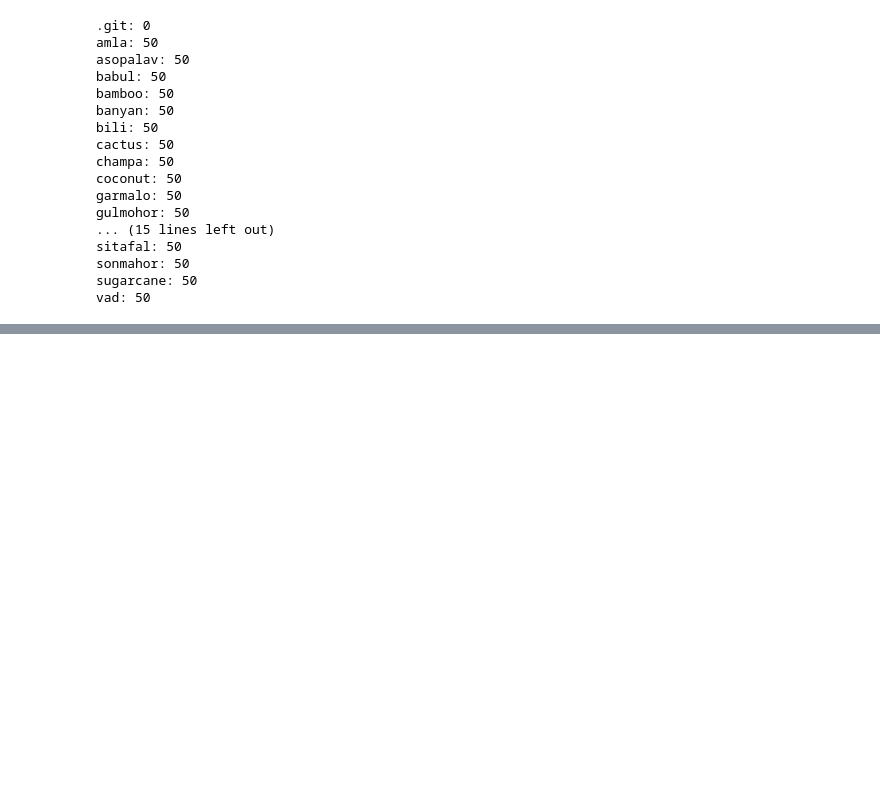
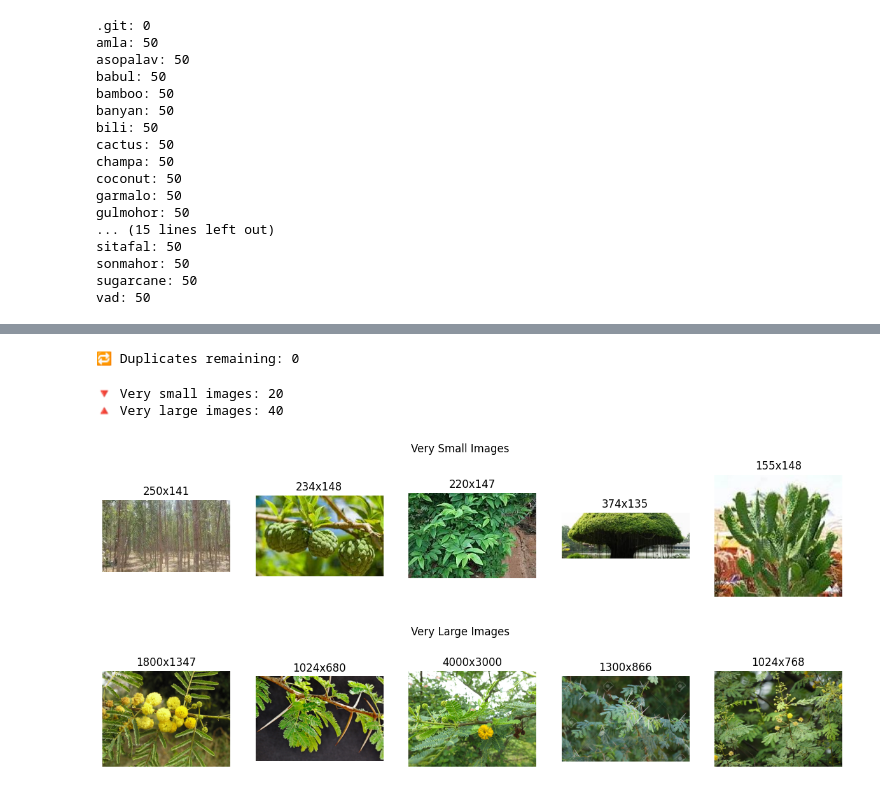
Before and after one commit to Im-LAKSH/TreeSpecies, a Jupyter notebook: TreeSpecies.ipynb, the cells around one changed output, grey strips where cells are left out. Cells and saved outputs as stored; diff of their text form; code cells hidden in the pictures; blank space fills up the shorter version.

```diff
--- a/TreeSpecies.ipynb
+++ b/TreeSpecies.ipynb
@@ -59,0 +245,66 @@ plt.show()
+# %%
+# Re-check to confirm duplicates removed
+hashes = defaultdict(list)
+
+for class_dir in class_dirs:
+    for img_file in os.listdir(os.path.join(repo_path, class_dir)):
+        img_path = os.path.join(repo_path, class_dir, img_file)
+        with open(img_path, 'rb') as f:
+            file_hash = hashlib.md5(f.read()).hexdigest()
+            hashes[file_hash].append(img_path)
+
+duplicates = {h: files for h, files in hashes.items() if len(files) > 1}
+print("🔁 Duplicates remaining:", len(duplicates))
+# %% [output]
+🔁 Duplicates remaining: 0
+# %%
+from PIL import Image
+import pandas as pd
+
+# Gather image info
+image_info = []
+
+for class_dir in class_dirs:
+    class_path = os.path.join(repo_path, class_dir)
+    for img_file in os.listdir(class_path):
+        img_path = os.path.join(class_path, img_file)
+        try:
+            with Image.open(img_path) as img:
+                width, height = img.size
+                image_info.append({
+                    'path': img_path,
+                    'width': width,
+                    'height': height,
+                    'class': class_dir
+                })
+        except:
+            continue
+
+df_sizes = pd.DataFrame(image_info)
+
+# Define thresholds
+small_imgs = df_sizes[(df_sizes['width'] < 150) | (df_sizes['height'] < 150)]
+large_imgs = df_sizes[(df_sizes['width'] > 1000) | (df_sizes['height'] > 2000)]
+
+print(f"🔻 Very small images: {len(small_imgs)}")
+print(f"🔺 Very large images: {len(large_imgs)}")
+# %% [output]
+🔻 Very small images: 20
+🔺 Very large images: 40
+# %%
+def show_images(df_subset, title, n=5):
+    plt.figure(figsize=(15, 3))
+    for i, (_, row) in enumerate(df_subset.head(n).iterrows()):
+        img = Image.open(row['path'])
+        plt.subplot(1, n, i+1)
+        plt.imshow(img)
+        plt.title(f"{row['width']}x{row['height']}")
+        plt.axis('off')
+    plt.suptitle(title)
+    plt.show()
+
+show_images(small_imgs, "Very Small Images")
+show_images(large_imgs, "Very Large Images")
+# %% [output]
+[figure, added]
+[figure, added]
```
Also changed, not shown: parts of 22 cells of this notebook.
